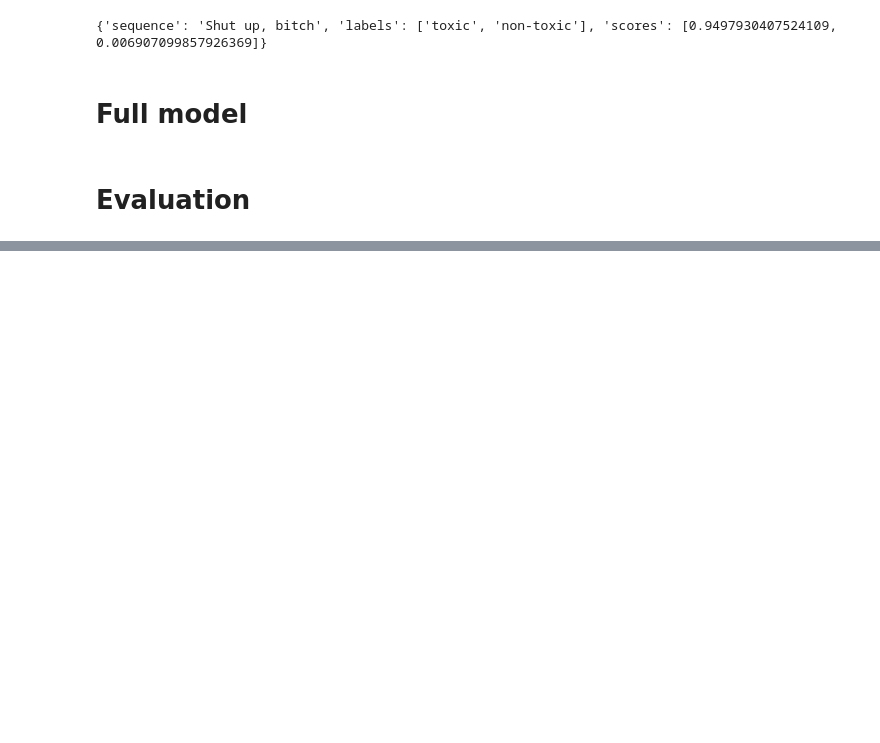
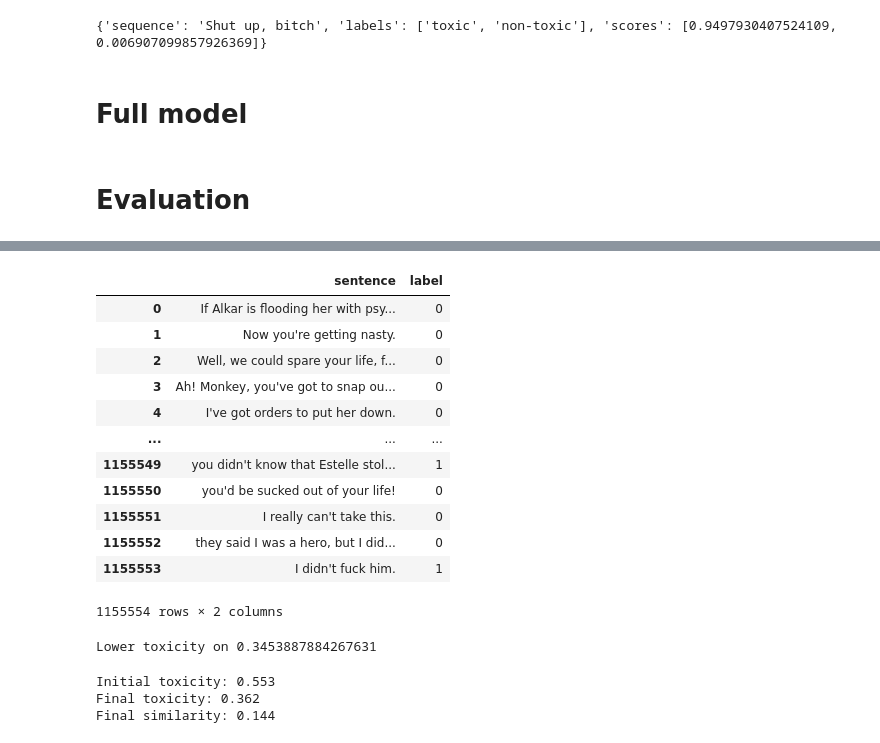
Before and after one commit to D4ni1a/text-detoxification, a Jupyter notebook: notebooks/1.2 - model_train.ipynb, the cells around one changed output, grey strips where cells are left out. Drawn from its saved outputs; the diff is of its cells as text; code cells hidden in the pictures; blank space fills up the shorter version.

```diff
--- a/notebooks/1.2 - model_train.ipynb
+++ b/notebooks/1.2 - model_train.ipynb
@@ -759,0 +786,20 @@ S2: Hello, my friend!
+# %%
+directory_binary = "./data/interm"
+filename_binary = directory_binary + "/toxic_binary.csv"
+
+train_bin = pd.read_csv(filename_binary, index_col = 0)
+train_bin
+# %% [output]
+|  | sentence | label |
+| 0 | If Alkar is flooding her with psy... | 0 |
+| 1 | Now you're getting nasty. | 0 |
+| 2 | Well, we could spare your life, f... | 0 |
+| 3 | Ah! Monkey, you've got to snap ou... | 0 |
+| 4 | I've got orders to put her down. | 0 |
+| ... | ... | ... |
+| 1155549 | you didn't know that Estelle stol... | 1 |
+| 1155550 | you'd be sucked out of your life! | 0 |
+| 1155551 | I really can't take this. | 0 |
+| 1155552 | they said I was a hero, but I did... | 0 |
+| 1155553 | I didn't fuck him. | 1 |
+1155554 rows × 2 columns
@@ -759,0 +827,11 @@ S2: Hello, my friend!
+# %%
+# Number of toxic sentences in dataset around 35% lower
+print(f'Lower toxicity on {1 - final_tox/initial_tox}')
+# %% [output]
+Lower toxicity on 0.3453887884267631
+# %%
+print(f'Initial toxicity: {initial_tox/size}\nFinal toxicity: {final_tox/size}\nFinal similarity: {final_sim/size}')
+# %% [output]
+Initial toxicity: 0.553
+Final toxicity: 0.362
+Final similarity: 0.144
```
Also changed, not shown: parts of 27 cells of this notebook, 1 other file.
